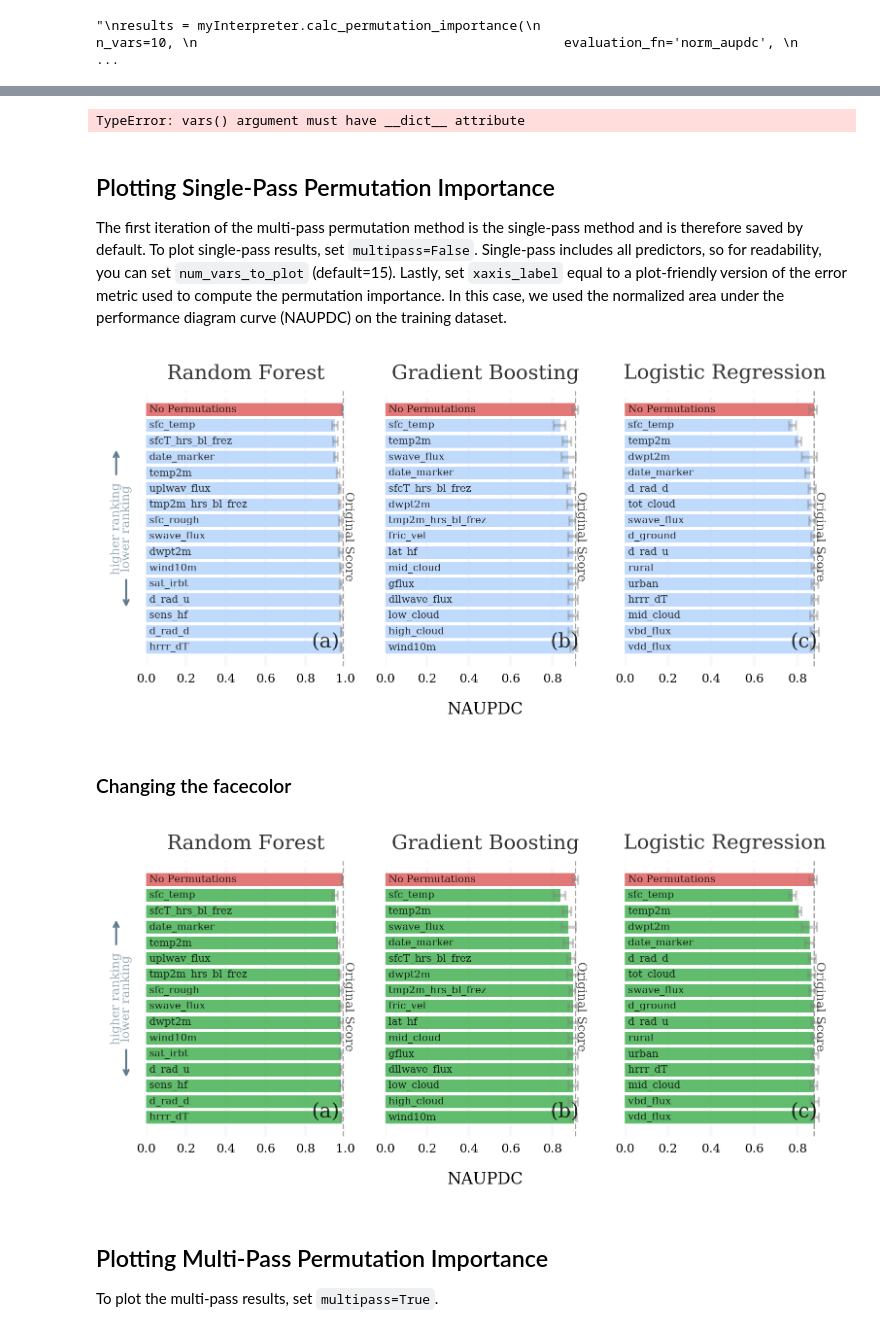
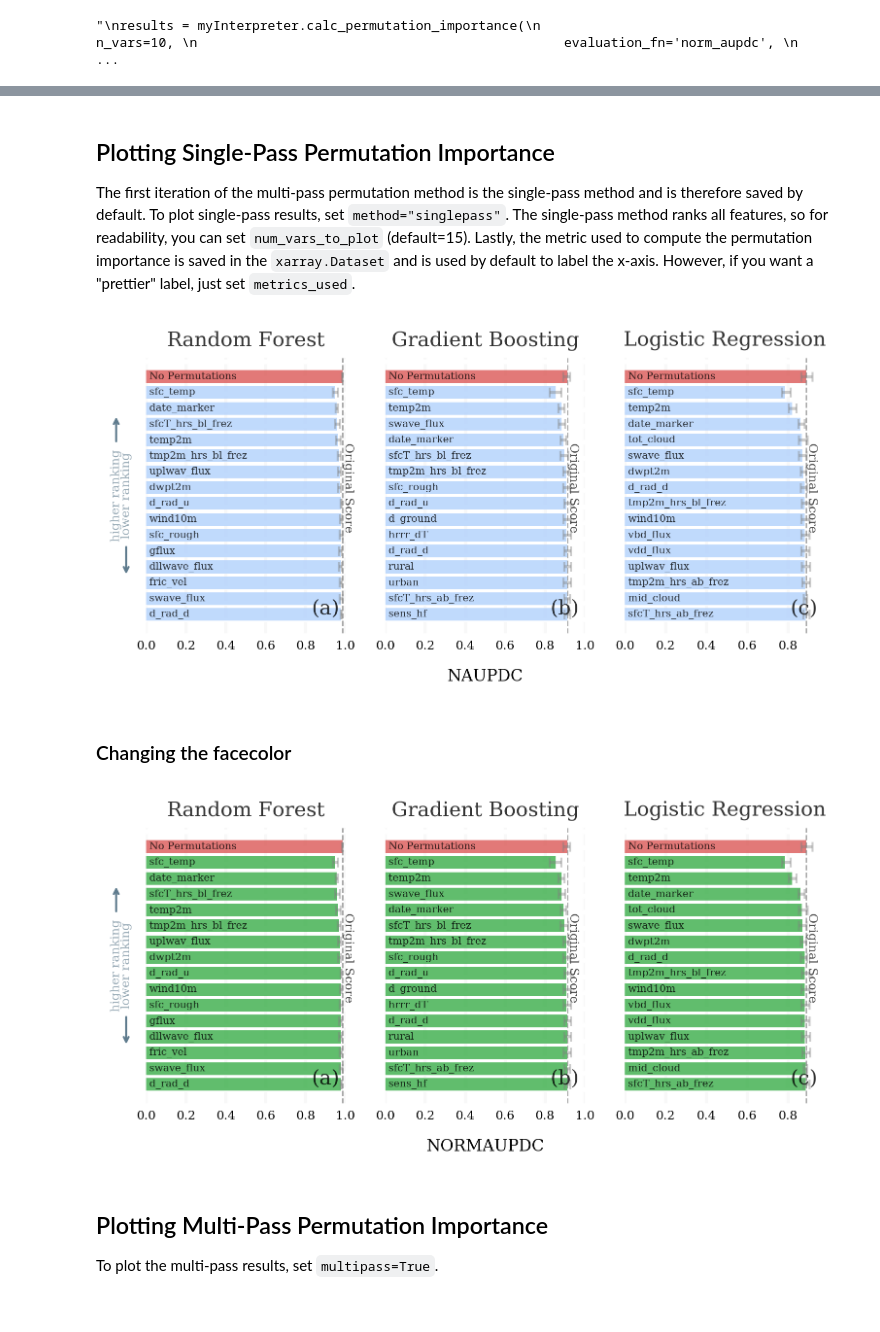
Before and after one commit to monte-flora/scikit-explain, a Jupyter notebook: tutorial_notebooks/permutation_importance_tutorial.ipynb, the cells around one changed output, grey strips where cells are left out. Drawn from its saved outputs; the diff is of its cells as text; code cells hidden in the pictures.

```diff
--- a/tutorial_notebooks/permutation_importance_tutorial.ipynb
+++ b/tutorial_notebooks/permutation_importance_tutorial.ipynb
@@ -103,30 +103,28 @@ myInterpreter.save_results(fname='multipass_importance_naupdc.nc',
 # %%
 myInterpreter = mintpy.InterpretToolkit()
 
-# Save the permutation importance results as a pickle file
-myInterpreter.load_results(fnames='multipass_importance_naupdc.nc')
-results = myInterpreter.perm_imp_ds
+# Load the results file; gets load as a class attribute
+results = myInterpreter.load_results(fnames='multipass_importance_naupdc.nc')
-# %% [output]
-TypeError: vars() argument must have __dict__ attribute
 # %% [markdown]
 ## Plotting Single-Pass Permutation Importance
 
 
 The first iteration of the multi-pass permutation method is the single-pass method and is therefore saved by default.
-To plot single-pass results, set `multipass=False`. Single-pass includes all predictors, so for readability, you can set `num_vars_to_plot` (default=15). Lastly, set `xaxis_label` equal to a plot-friendly version of the error metric used to compute the permutation importance. In this case, we used the normalized area under the performance diagram curve (NAUPDC) on the training dataset.
+To plot single-pass results, set `method="singlepass"`. The single-pass method ranks all features, so for readability, you can set `num_vars_to_plot` (default=15). Lastly, the metric used to compute the permutation importance is saved in the `xarray.Dataset` and is used by default to label the x-axis. However, if you want a "prettier" label, just set `metrics_used`.
 # %%
-fig = myInterpreter.plot_importance(multipass=False, metrics_used=['NAUPDC'], num_vars_to_plot=15)
+fig = myInterpreter.plot_importance(method='singlepass', num_vars_to_plot=15, metrics_used='NAUPDC')
 # %% [output]
-[figure, old version]
+[figure, new version]
 # %% [markdown]
 ### Changing the facecolor
 # %%
-fig = myInterpreter.plot_importance(multipass=False,
-                                    metrics_used=['NAUPDC'],
+fig = myInterpreter.plot_importance(
+                                    method='singlepass',
                                     num_vars_to_plot=15,
-                                   feature_colors = 'xkcd:medium green')
+                                    feature_colors = 'xkcd:medium green'
+                                    )
 # %% [output]
-[figure, old version]
+[figure, new version]
 # %% [markdown]
 ## Plotting Multi-Pass Permutation Importance
 
```
Also changed, not shown: parts of 11 cells of this notebook, 7 other files.
